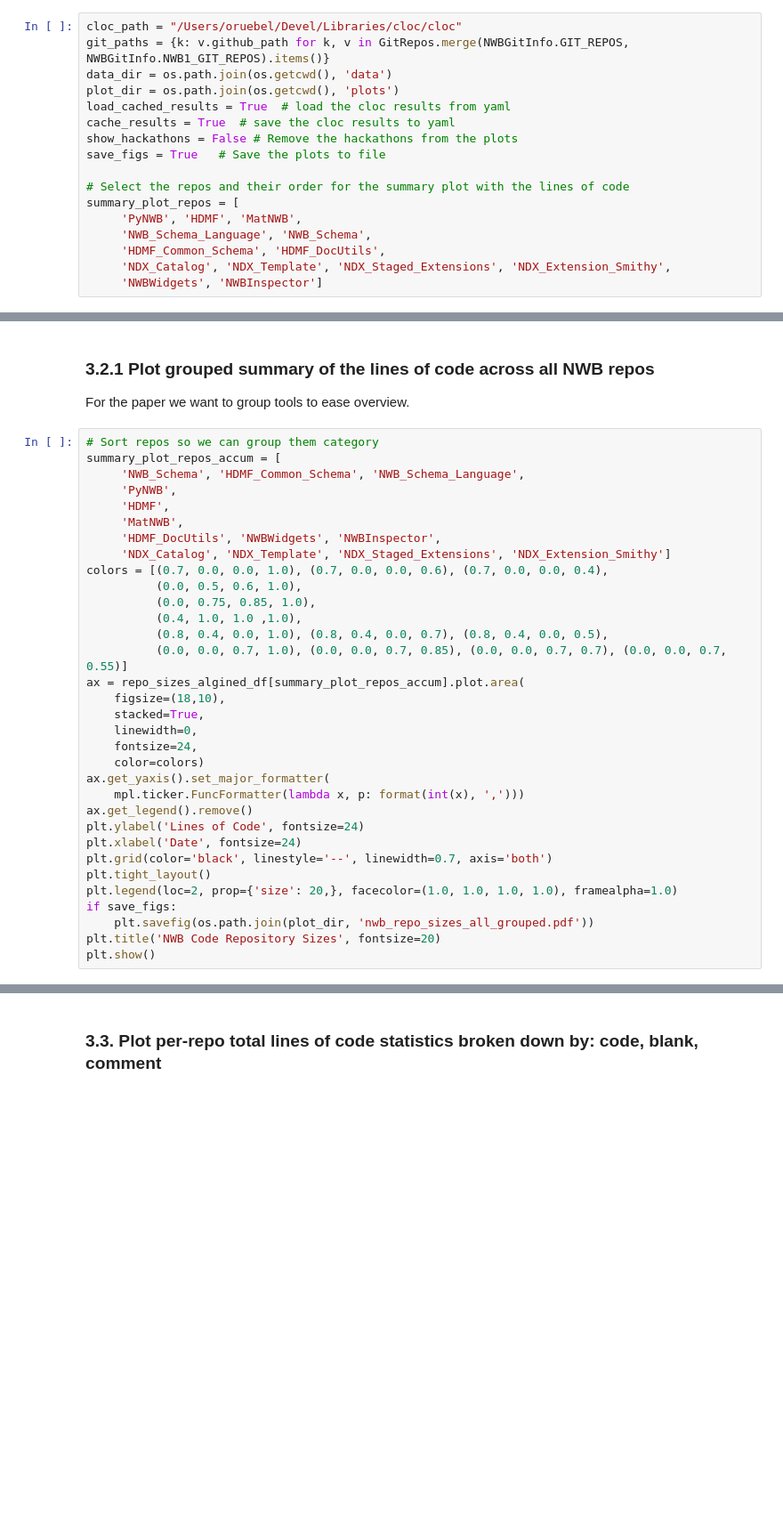
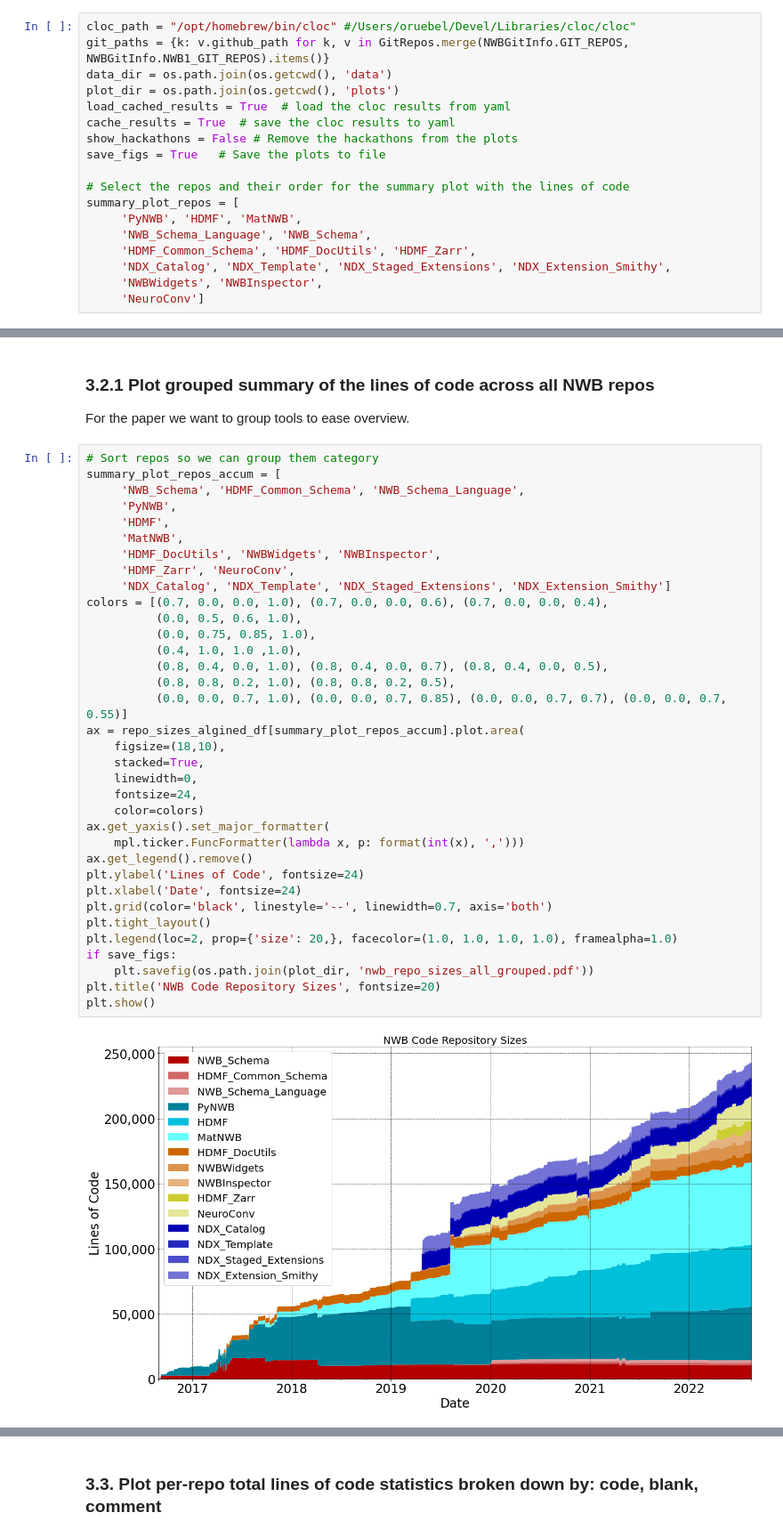
Before and after one commit to NeurodataWithoutBorders/nwb-project-analytics, a Jupyter notebook: src/projectstats/notebooks/cloc_code_stats.ipynb, the cells around one changed output, grey strips where cells are left out. Shown at 89% size. Cells and saved outputs as stored; diff of their text form; blank space fills up the shorter version.

Commit message:
Updated cloc stats

```diff
--- a/src/projectstats/notebooks/cloc_code_stats.ipynb
+++ b/src/projectstats/notebooks/cloc_code_stats.ipynb
@@ -39,7 +39,7 @@ import pandas as pd
 
 In this section we can update the main settings for the analyses in this notebook. Settings (e.g., color choices) specific to a plot appear with the corresponing plotting sections.
 # %%
-cloc_path = "/Users/oruebel/Devel/Libraries/cloc/cloc"
+cloc_path = "/opt/homebrew/bin/cloc" #/Users/oruebel/Devel/Libraries/cloc/cloc"
 git_paths = {k: v.github_path for k, v in GitRepos.merge(NWBGitInfo.GIT_REPOS, NWBGitInfo.NWB1_GIT_REPOS).items()}
 data_dir = os.path.join(os.getcwd(), 'data')
 plot_dir = os.path.join(os.getcwd(), 'plots')
@@ -52,9 +52,10 @@ save_figs = True   # Save the plots to file
 summary_plot_repos = [
      'PyNWB', 'HDMF', 'MatNWB',
      'NWB_Schema_Language', 'NWB_Schema',
-     'HDMF_Common_Schema', 'HDMF_DocUtils',
+     'HDMF_Common_Schema', 'HDMF_DocUtils', 'HDMF_Zarr',
      'NDX_Catalog', 'NDX_Template', 'NDX_Staged_Extensions', 'NDX_Extension_Smithy',
-     'NWBWidgets', 'NWBInspector']
+     'NWBWidgets', 'NWBInspector',
+     'NeuroConv']
 # %% [markdown]
 ## 2. Compute the code statistics for all repos
 # %%
@@ -134,33 +141,37 @@ summary_plot_repos_accum = [
      'NWB_Schema', 'HDMF_Common_Schema', 'NWB_Schema_Language',
      'PyNWB',
      'HDMF',
      'MatNWB',
      'HDMF_DocUtils', 'NWBWidgets', 'NWBInspector',
+     'HDMF_Zarr', 'NeuroConv',
      'NDX_Catalog', 'NDX_Template', 'NDX_Staged_Extensions', 'NDX_Extension_Smithy']
 colors = [(0.7, 0.0, 0.0, 1.0), (0.7, 0.0, 0.0, 0.6), (0.7, 0.0, 0.0, 0.4),
           (0.0, 0.5, 0.6, 1.0),
           (0.0, 0.75, 0.85, 1.0),
           (0.4, 1.0, 1.0 ,1.0),
           (0.8, 0.4, 0.0, 1.0), (0.8, 0.4, 0.0, 0.7), (0.8, 0.4, 0.0, 0.5),
+          (0.8, 0.8, 0.2, 1.0), (0.8, 0.8, 0.2, 0.5),
           (0.0, 0.0, 0.7, 1.0), (0.0, 0.0, 0.7, 0.85), (0.0, 0.0, 0.7, 0.7), (0.0, 0.0, 0.7, 0.55)]
 ax = repo_sizes_algined_df[summary_plot_repos_accum].plot.area(
     figsize=(18,10),
     stacked=True,
     linewidth=0,
     fontsize=24,
     color=colors)
 ax.get_yaxis().set_major_formatter(
     mpl.ticker.FuncFormatter(lambda x, p: format(int(x), ',')))
 ax.get_legend().remove()
 plt.ylabel('Lines of Code', fontsize=24)
 plt.xlabel('Date', fontsize=24)
 plt.grid(color='black', linestyle='--', linewidth=0.7, axis='both')
 plt.tight_layout()
 plt.legend(loc=2, prop={'size': 20,}, facecolor=(1.0, 1.0, 1.0, 1.0), framealpha=1.0)
 if save_figs:
     plt.savefig(os.path.join(plot_dir, 'nwb_repo_sizes_all_grouped.pdf'))
 plt.title('NWB Code Repository Sizes', fontsize=20)
 plt.show()
+# %% [output]
+[figure, added]
 # %%
 repo_sizes_grouped_df = pd.DataFrame.from_dict(
     {'Format Schema': (repo_sizes_algined_df['NWB_Schema'] +
```
Also changed, not shown: parts of 6 cells of this notebook, 3 other files.
